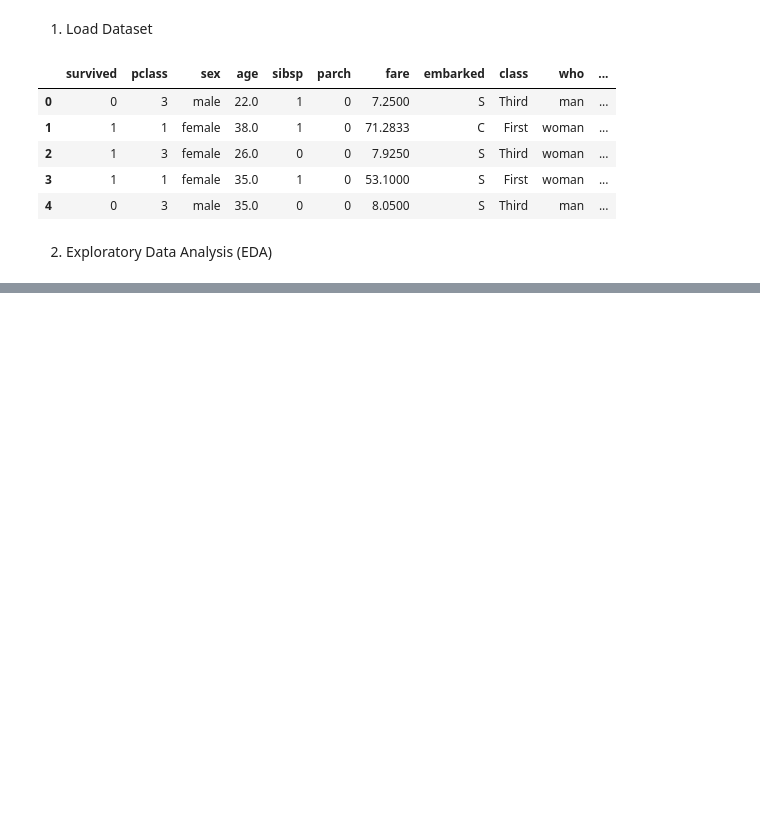
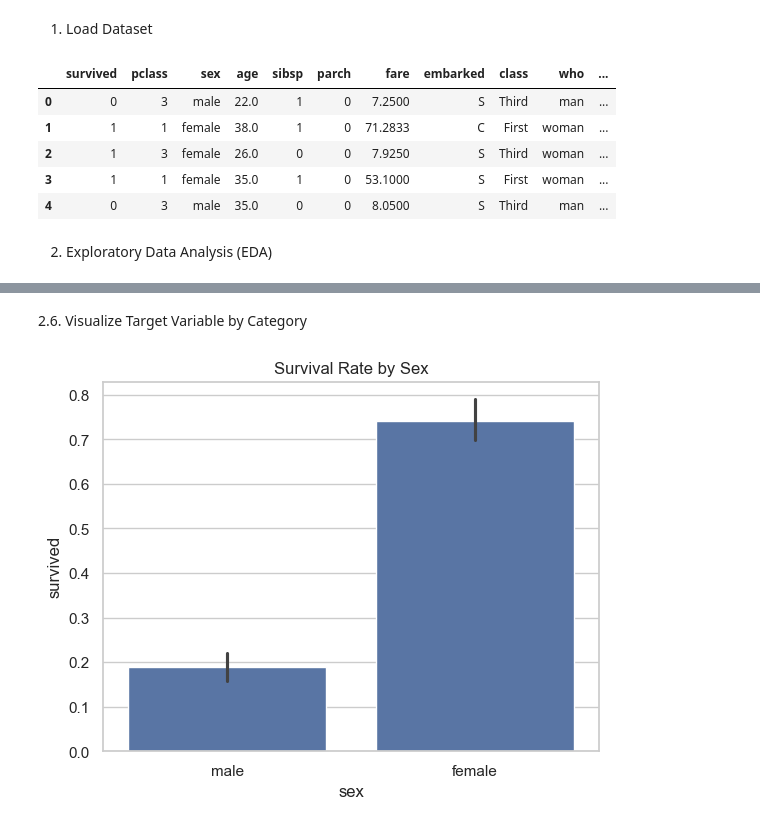
Before and after one commit to konkalaitzidis/ds-pipeline, a Jupyter notebook: notebooks/pipeline.ipynb, the cells around one changed output, grey strips where cells are left out. Saved outputs shown, nothing was run; the diff lists cells and outputs as text; code cells hidden in the pictures; blank space fills up the shorter version.

```diff
--- a/notebooks/pipeline.ipynb
+++ b/notebooks/pipeline.ipynb
@@ -53,0 +145,9 @@ Relationships between features and the target
+# %% [markdown]
+2.6. Visualize Target Variable by Category
+# %%
+# Example: Survival rate by sex
+sns.barplot(x='sex', y='survived', data=df)
+plt.title('Survival Rate by Sex')
+plt.show()
+# %% [output]
+[figure, added]
```
Also changed, not shown: parts of 11 cells of this notebook.
